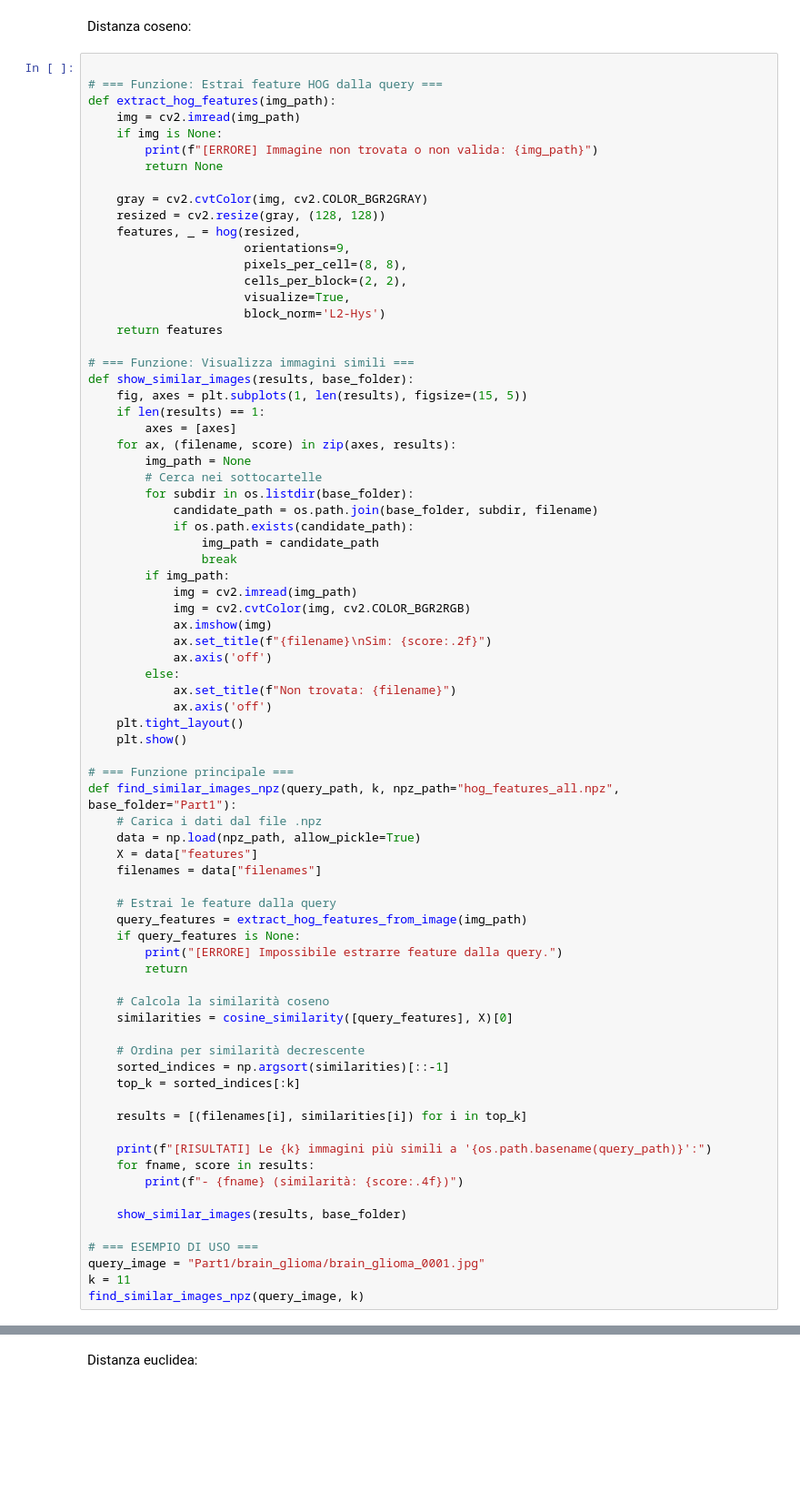
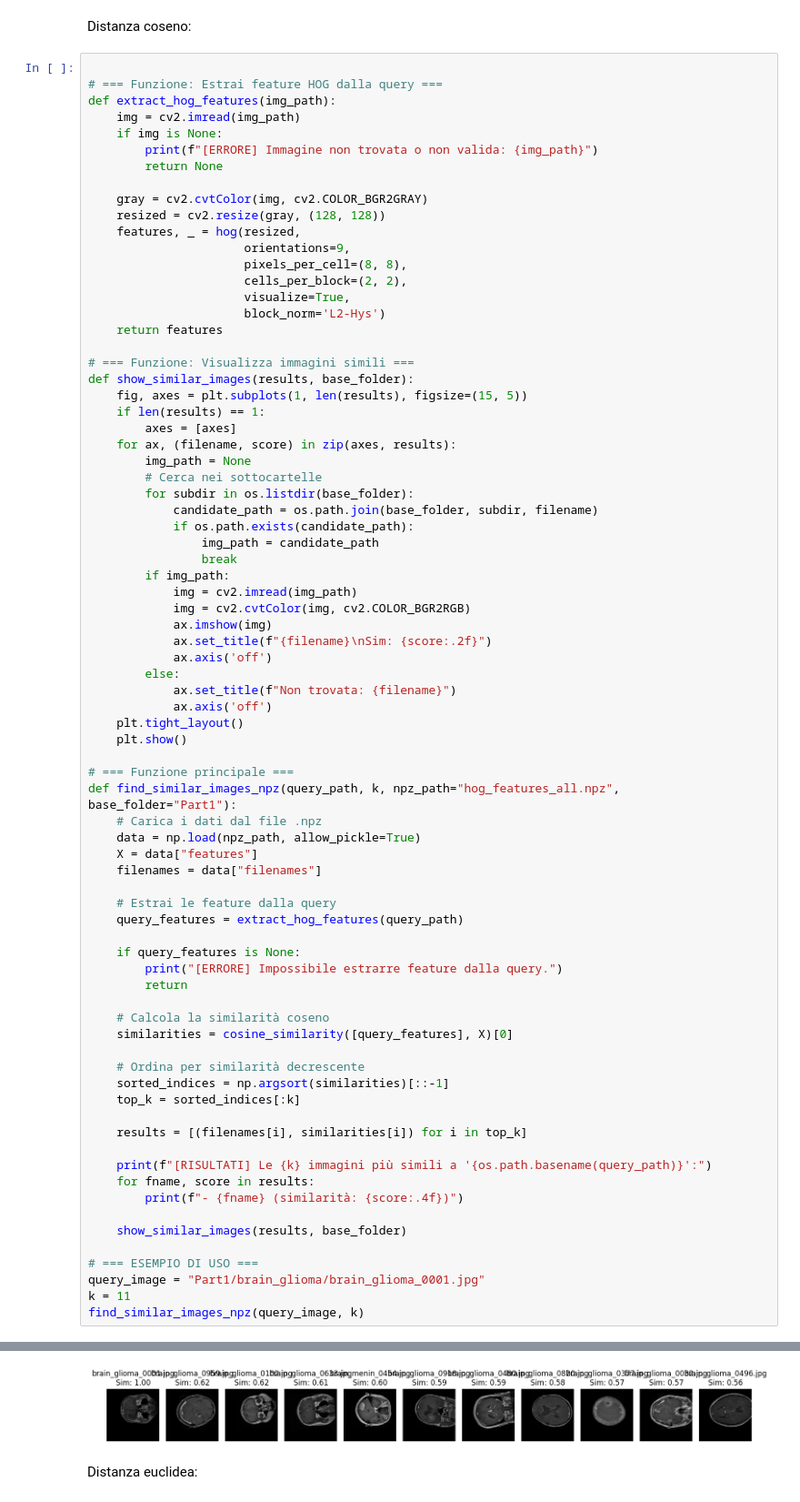
Before and after one commit to Calienn/DBmulti, a Jupyter notebook: HOG.ipynb, the cells around one changed output, grey strips where cells are left out. Shown at 91% size. Cells and saved outputs as stored; diff of their text form; blank space fills up the shorter version.

```diff
--- a/HOG.ipynb
+++ b/HOG.ipynb
@@ -151,7 +151,8 @@ def find_similar_images_npz(query_path, k, npz_path="hog_features_all.npz", base
     filenames = data["filenames"]
 
     # Estrai le feature dalla query
-    query_features = extract_hog_features_from_image(img_path)
+    query_features = extract_hog_features(query_path)
+
     if query_features is None:
         print("[ERRORE] Impossibile estrarre feature dalla query.")
         return
@@ -180,3 +192,4 @@ NameError: name 'img_path' is not defined
+[figure, added]
 # %% [markdown]
 Distanza euclidea:
 # %%
```
Also changed, not shown: parts of 8 cells of this notebook, 3 other files.
